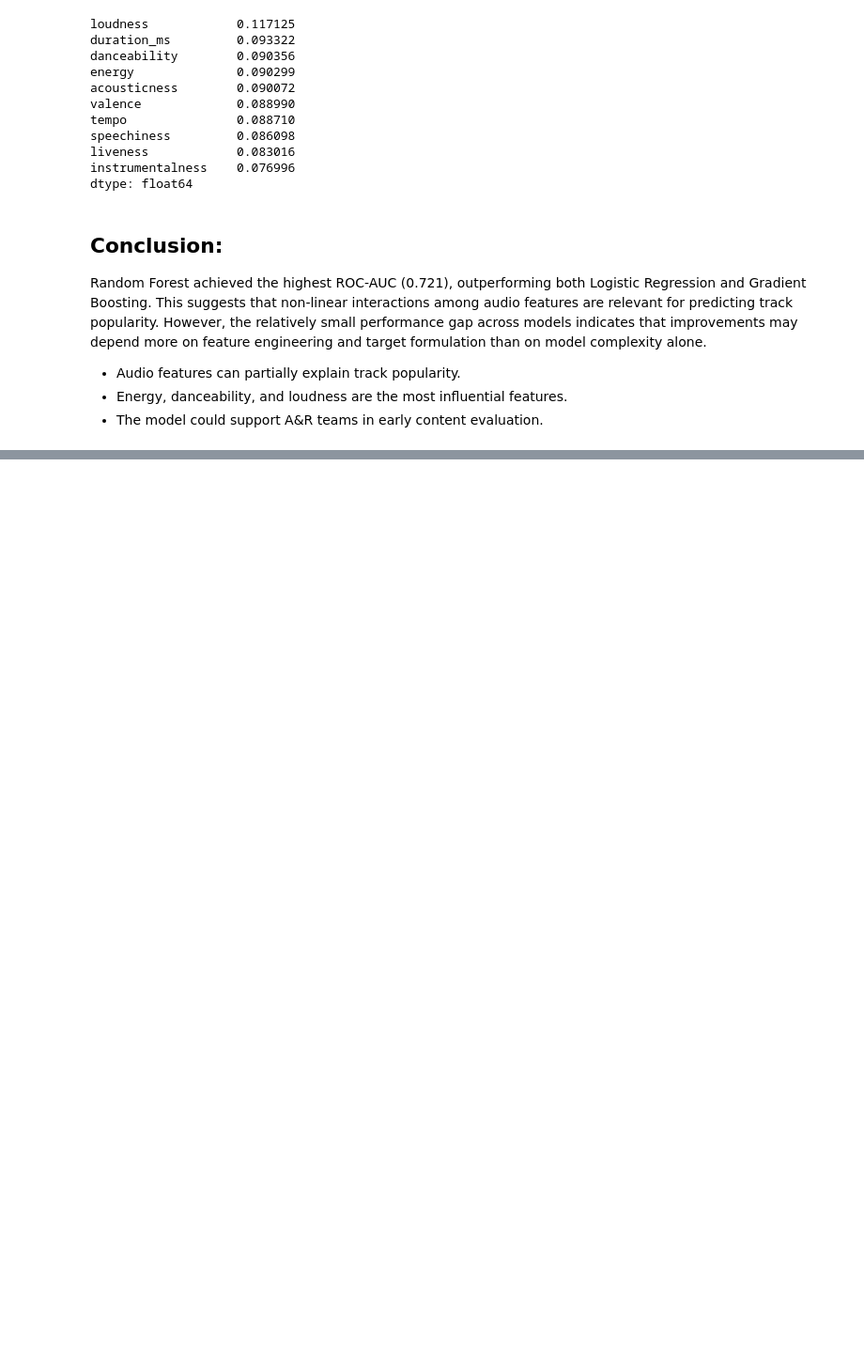
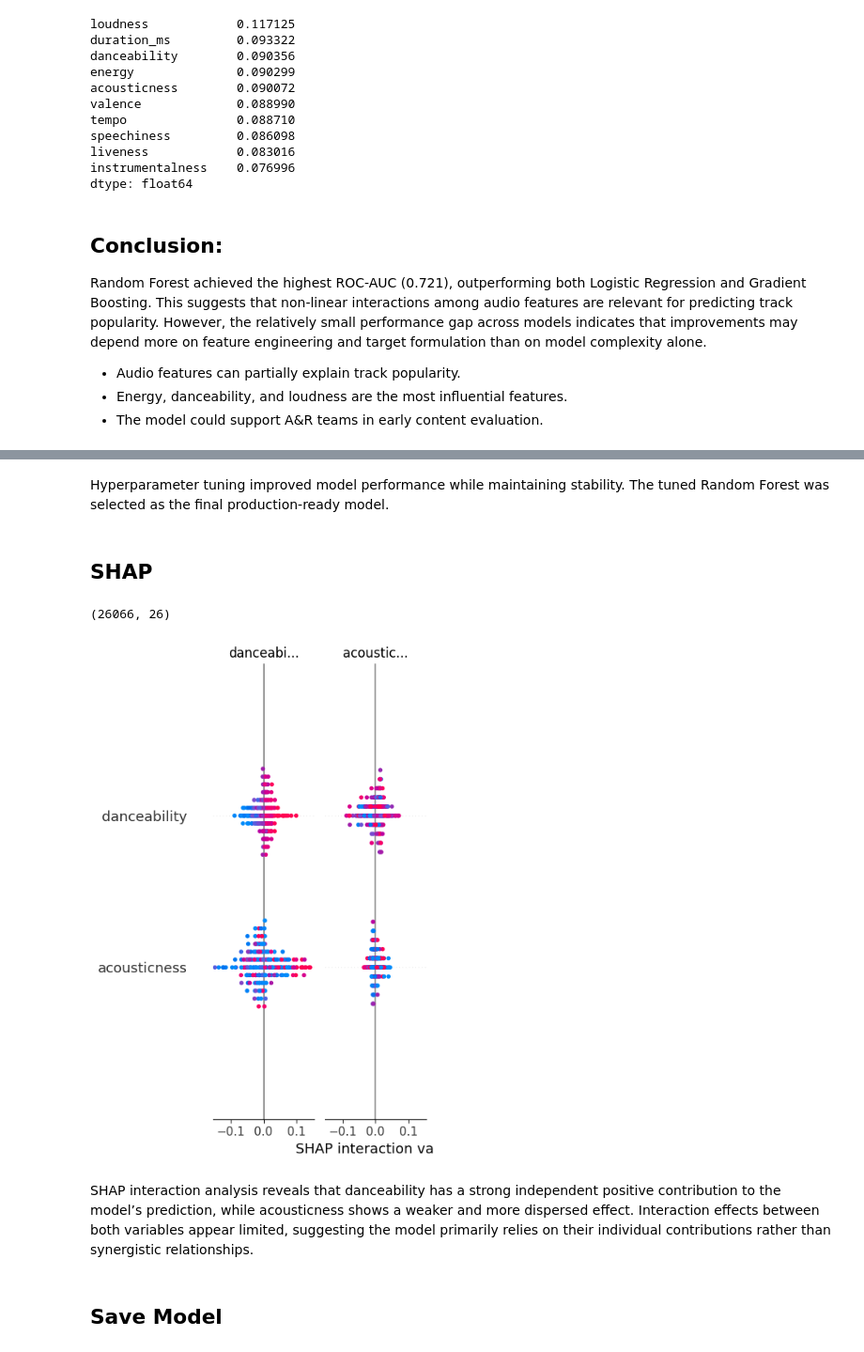
Before and after one commit to Miguel-sierra89/DS, a Jupyter notebook: DS_P1_Spotify/notebooks/modeling.ipynb, the cells around one changed output, grey strips where cells are left out. Shown at 94% size. Cells and saved outputs as stored; diff of their text form; code cells hidden in the pictures; blank space fills up the shorter version.

Commit message:
Saved Model + Dashboard

```diff
--- a/DS_P1_Spotify/notebooks/modeling.ipynb
+++ b/DS_P1_Spotify/notebooks/modeling.ipynb
@@ -193,0 +223,19 @@ Random Forest achieved the highest ROC-AUC (0.721), outperforming both Logistic
+# %%
+from sklearn.model_selection import GridSearchCV
+
+param_grid = {
+    "n_estimators": [100, 200],
+    "max_depth": [None, 10, 20],
+    "min_samples_split": [2, 5],
+    "min_samples_leaf": [1, 2]
+}
+# %%
+grid_search = GridSearchCV(
+    estimator=RandomForestClassifier(random_state=42, n_jobs=-1),
+    param_grid=param_grid,
+    cv=3,
+    scoring="roc_auc",
+    verbose=1
+)
+
+grid_search.fit(X_train, y_train)
@@ -193,0 +250,3 @@ Random Forest achieved the highest ROC-AUC (0.721), outperforming both Logistic
+# %%
+best_rf = grid_search.best_estimator_
+grid_search.best_params_
@@ -193,0 +278,24 @@ Random Forest achieved the highest ROC-AUC (0.721), outperforming both Logistic
+# %% [markdown]
+Hyperparameter tuning improved model performance while maintaining stability.
+The tuned Random Forest was selected as the final production-ready model.
+# %% [markdown]
+## SHAP
+# %%
+X_test.shape
+# %% [output]
+(26066, 26)
+# %%
+# Small Sample Test
+import shap
+X_sample = X_test.sample(200, random_state=42)
+
+explainer = shap.TreeExplainer(best_rf)
+shap_values = explainer.shap_values(X_sample)
+# %%
+shap.summary_plot(shap_values, X_sample)
+# %% [output]
+[figure, added]
+# %% [markdown]
+SHAP interaction analysis reveals that danceability has a strong independent positive contribution to the model’s prediction, while acousticness shows a weaker and more dispersed effect. Interaction effects between both variables appear limited, suggesting the model primarily relies on their individual contributions rather than synergistic relationships.
+# %% [markdown]
+## Save Model
```
Also changed, not shown: parts of 14 cells of this notebook, 3 other files.
